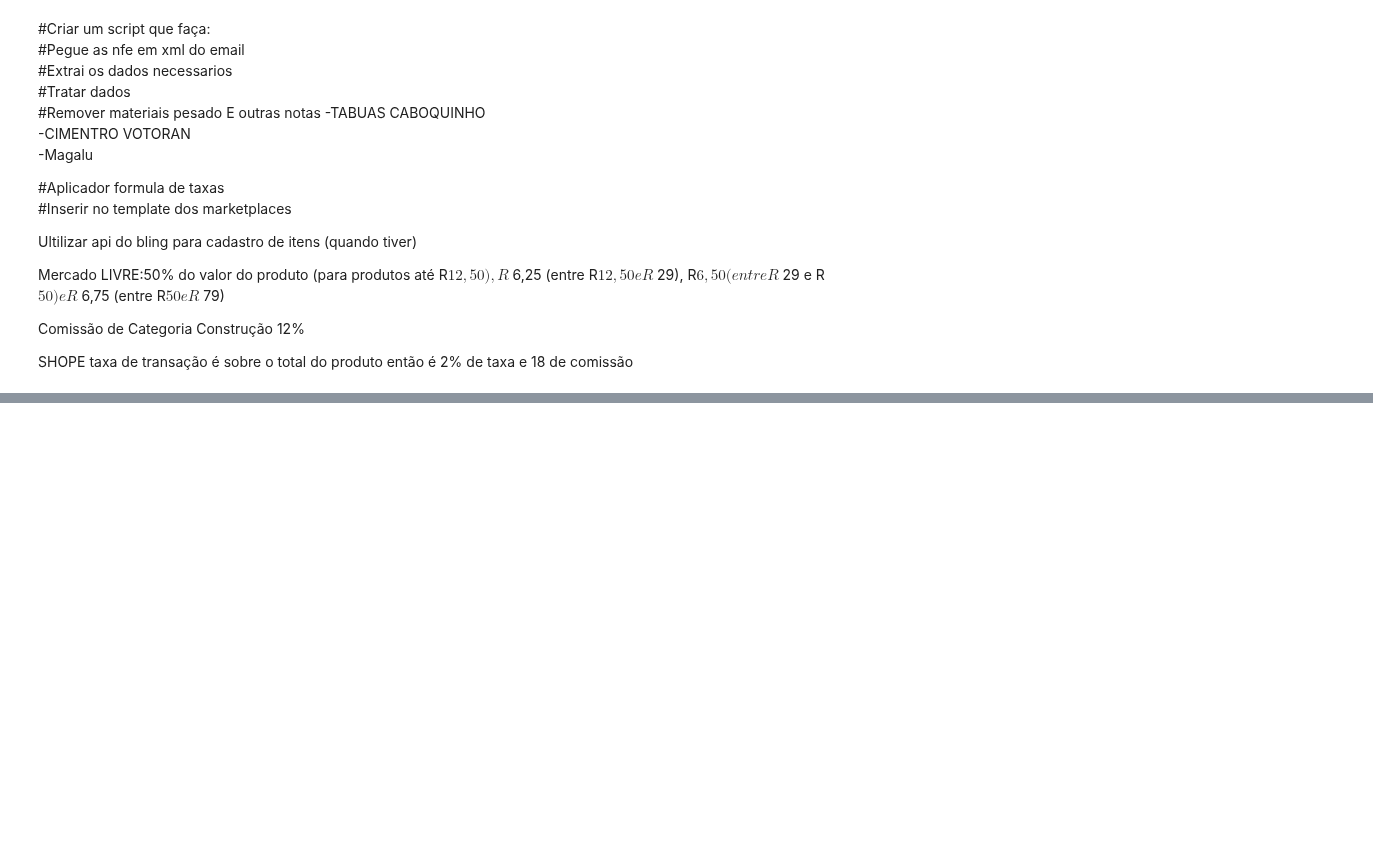
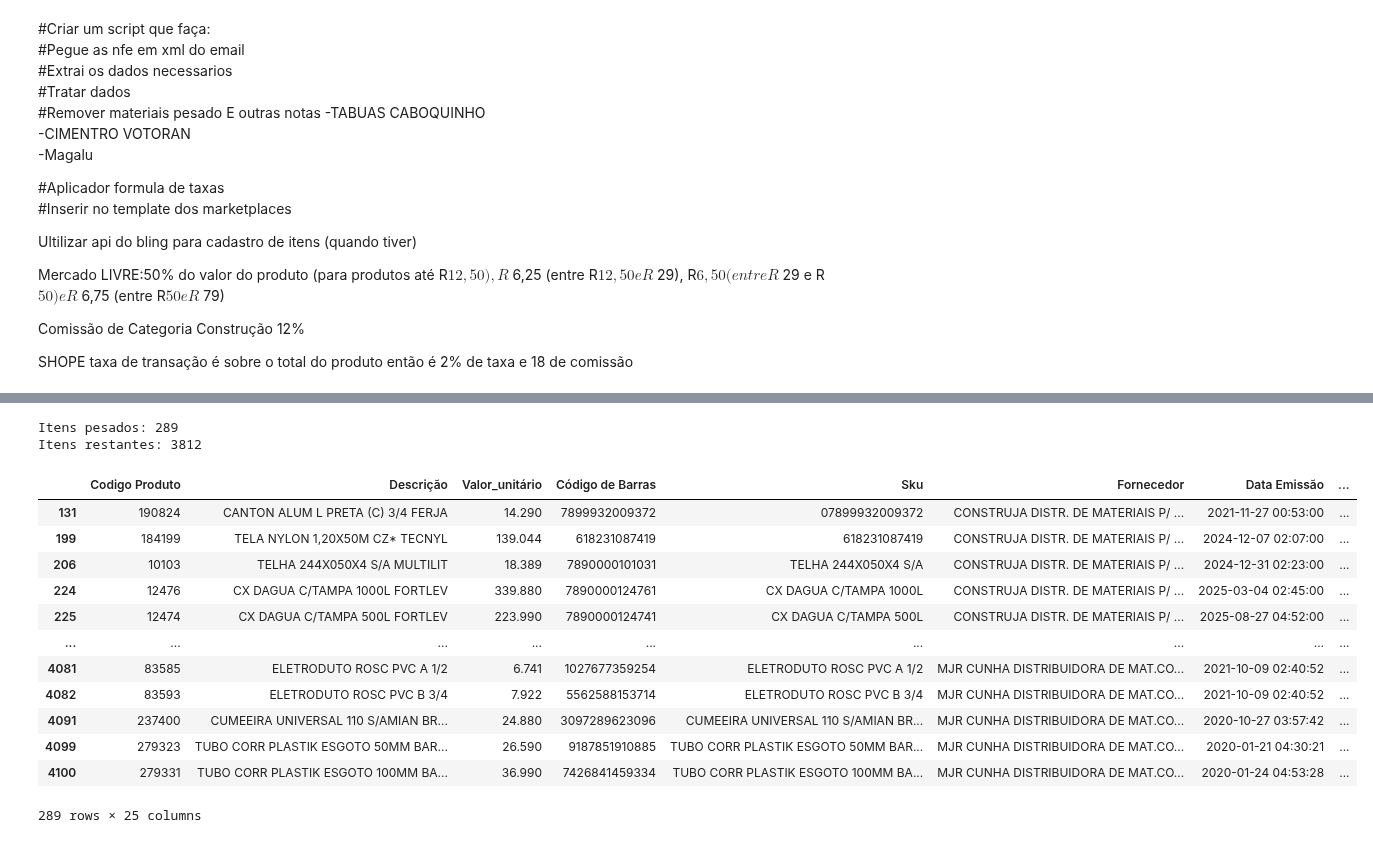
Before and after one commit to Lucas-Fernandes-Silva/auto_shopee, a Jupyter notebook: notebooks/explorar.ipynb, the cells around one changed output, grey strips where cells are left out. Cells and saved outputs as stored; diff of their text form; code cells hidden in the pictures; blank space fills up the shorter version.

Commit message:
tintas e massas

```diff
--- a/notebooks/explorar.ipynb
+++ b/notebooks/explorar.ipynb
@@ -108,0 +77,80 @@ marcas
+# %%
+import re
+import pandas as pd
+
+# Certifique-se que o nome da coluna é exatamente este:
+col = "Descrição"
+
+df = pd.read_excel('/home/lucas-silva/auto_shopee/planilhas/outputs/final.xlsx')
+
+# Lista de categorias pesadas
+heavy_keywords = [
+    r"\bTELHA\b", r"\bCUMEEIRA\b",
+    r"\bPORTA\b", r"GABINETE", r"\bVASO\b", r"LAVAT[ÓO]RIO", r"\bPIA\b", r"\bTANQUE\b",
+    r"CAIXA D'?[ÁA]GUA",r"CANTON", r"EXTENSOR", r"BACIA",r"VIAPLUS", r"VEDAPREN",
+    r"TUBO", r"CONEX[ÃA]O",r"CANAL", r"LONA", r"TECPLUS",r"SIKATOP", r"CORRENTE",
+    r"CIMENTO", r"ARGAMASSA", r"MASSA CORRIDA", r"MASSA ACR[IÍ]LICA",
+    r"TINTA", r"VEDATOP", r"\bCALHA\b",r"ELETRODUTO",r"VAR[ÃA]O",
+    r"\bPÁ\b", r"\bENXADA\b", r"CAVADEIRA", r"\bFORCADO\b", r"R[EÉ]GUA ALUM[IÍ]NIO",
+    r"CARRINHO", r"\bESCADA\b", r"VARAL DE CH[ÃA]O",r"MANTA", r"DAGUA",r"COLUNA", r"\bLAV\b",r"TELA"
+]
+
+# Falsos positivos que devem ser ignorados mesmo contendo palavras pesadas
+exclude_keywords = [
+    "PARAFUSO P/ TELHA", "PARAF","FECH","SOLDA","LIGACAO","VALV","ANEL","SERRA","BOCAL",
+    "ABRAC", "CADEADO ", "GRELHA", "TORN","DESEMP","RALINHO","PINO", "BOLSA","ADAP","PLASTICO",
+    "TRAVA", "BOLSA","LIMA", "RALINHO","FITA","CABO FLEX", "CABO REDE", "PATCH CORD", "COAXIAL",
+    "CABO PP","BATEDOR","BALDE","ABRAC","SELATRINCA","FIXADOR","PILHA","FRISO","MOVEIS","REFIL",
+    "VIDRO", "PRATELEIRA","FRANC", "PRESSURIZADOR", "FILTRO","PENEIRA","LUVA","CALCO","DISCO",
+    "SUP", "BATEADOR","MISTURADOR","SAIDA", "CABECEIRA", "PNEU P/ CARRINHO"
+]
+
+pesados_dict = {}
+
+for idx, desc in df[col].items():
+    d = str(desc).upper()
+
+    # Exclusões diretas
+    if any(ex in d for ex in exclude_keywords):
+        continue
+
+        # Massa corrida leve (não entra)
+    if ("MASSA CORRIDA" in d or "MASSA ACR" in d) and any(x in d for x in ["1KG", "900G", "500G", "3.6KG"]):
+        continue
+
+    # Tinta só é pesada se 18L ou + (seu padrão)
+    if "TINTA" in d and not any(x in d for x in ["15","18L", "20L"]):
+        continue
+
+
+    # Checagem principal
+    if any(re.search(k, d) for k in heavy_keywords):
+        pesados_dict[idx] = desc
+
+# Criar dataframes finais
+df_pesados = df.loc[df.index.isin(pesados_dict.keys())].copy()
+df_restante = df.loc[~df.index.isin(pesados_dict.keys())].copy()
+
+
+print("Itens pesados:", len(df_pesados))
+print("Itens restantes:", len(df_restante))
+
+df_restante.to_excel('grandes.xlsx')
+
+df_pesados
+# %% [output]
+Itens pesados: 289
+Itens restantes: 3812
+|  | Codigo Produto | Descrição | Valor_unitário | Código de Barras | Sku | Fornecedor | Data Emissão | ... |
+| 131 | 190824 | CANTON ALUM L PRETA (C) 3/4 FERJA | 14.290 | 7899932009372 | 07899932009372 | CONSTRUJA DISTR. DE MATERIAIS P/ ... | 2021-11-27 00:53:00 | ... |
+| 199 | 184199 | TELA NYLON 1,20X50M CZ* TECNYL | 139.044 | 618231087419 | 618231087419 | CONSTRUJA DISTR. DE MATERIAIS P/ ... | 2024-12-07 02:07:00 | ... |
+| 206 | 10103 | TELHA 244X050X4 S/A MULTILIT | 18.389 | 7890000101031 | TELHA 244X050X4 S/A | CONSTRUJA DISTR. DE MATERIAIS P/ ... | 2024-12-31 02:23:00 | ... |
+| 224 | 12476 | CX DAGUA C/TAMPA 1000L FORTLEV | 339.880 | 7890000124761 | CX DAGUA C/TAMPA 1000L | CONSTRUJA DISTR. DE MATERIAIS P/ ... | 2025-03-04 02:45:00 | ... |
+| 225 | 12474 | CX DAGUA C/TAMPA 500L FORTLEV | 223.990 | 7890000124741 | CX DAGUA C/TAMPA 500L | CONSTRUJA DISTR. DE MATERIAIS P/ ... | 2025-08-27 04:52:00 | ... |
+| ... | ... | ... | ... | ... | ... | ... | ... | ... |
+| 4081 | 83585 | ELETRODUTO ROSC PVC A 1/2 | 6.741 | 1027677359254 | ELETRODUTO ROSC PVC A 1/2 | MJR CUNHA DISTRIBUIDORA DE MAT.CO... | 2021-10-09 02:40:52 | ... |
+| 4082 | 83593 | ELETRODUTO ROSC PVC B 3/4 | 7.922 | 5562588153714 | ELETRODUTO ROSC PVC B 3/4 | MJR CUNHA DISTRIBUIDORA DE MAT.CO... | 2021-10-09 02:40:52 | ... |
+| 4091 | 237400 | CUMEEIRA UNIVERSAL 110 S/AMIAN BR... | 24.880 | 3097289623096 | CUMEEIRA UNIVERSAL 110 S/AMIAN BR... | MJR CUNHA DISTRIBUIDORA DE MAT.CO... | 2020-10-27 03:57:42 | ... |
+| 4099 | 279323 | TUBO CORR PLASTIK ESGOTO 50MM BAR... | 26.590 | 9187851910885 | TUBO CORR PLASTIK ESGOTO 50MM BAR... | MJR CUNHA DISTRIBUIDORA DE MAT.CO... | 2020-01-21 04:30:21 | ... |
+| 4100 | 279331 | TUBO CORR PLASTIK ESGOTO 100MM BA... | 36.990 | 7426841459334 | TUBO CORR PLASTIK ESGOTO 100MM BA... | MJR CUNHA DISTRIBUIDORA DE MAT.CO... | 2020-01-24 04:53:28 | ... |
+289 rows × 25 columns
```
Also changed, not shown: parts of 2 cells of this notebook, 2 other files.
